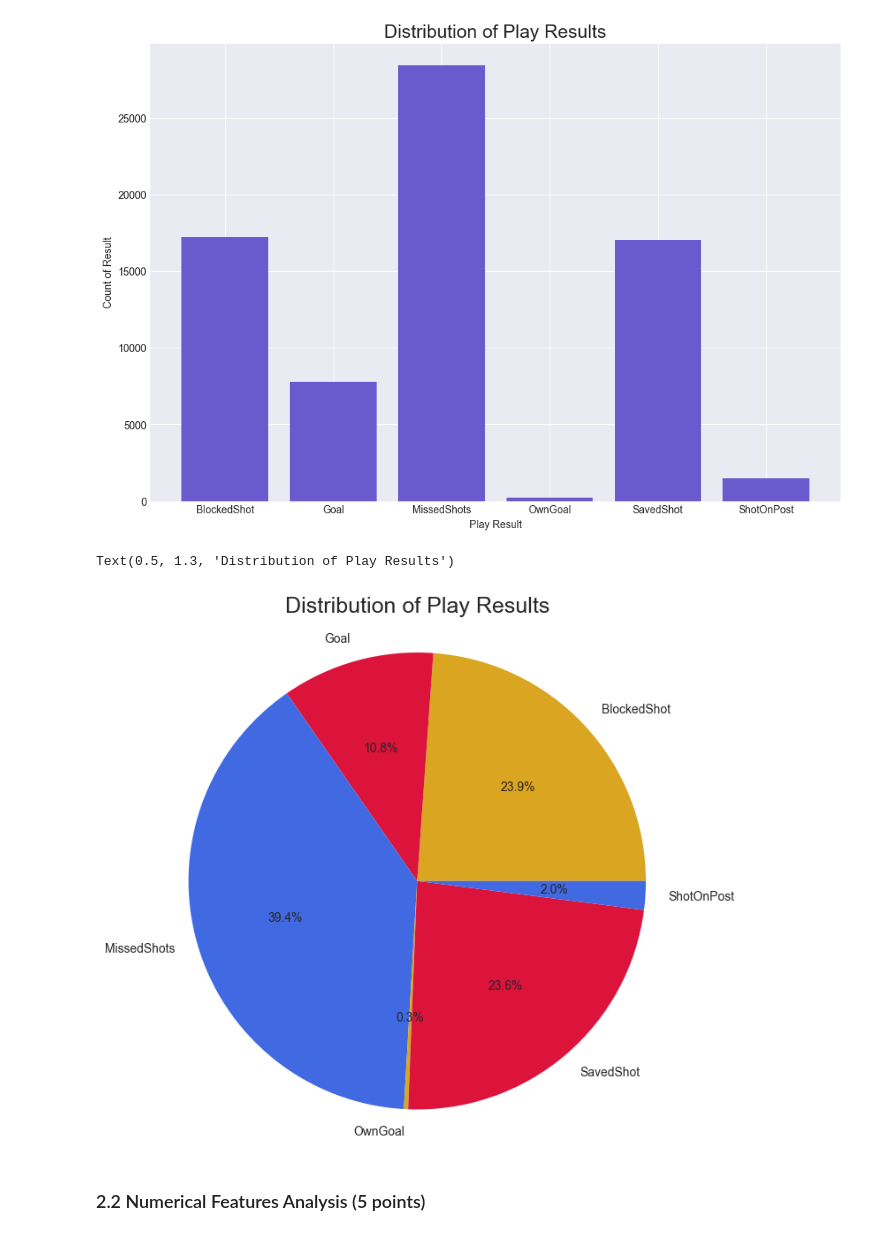
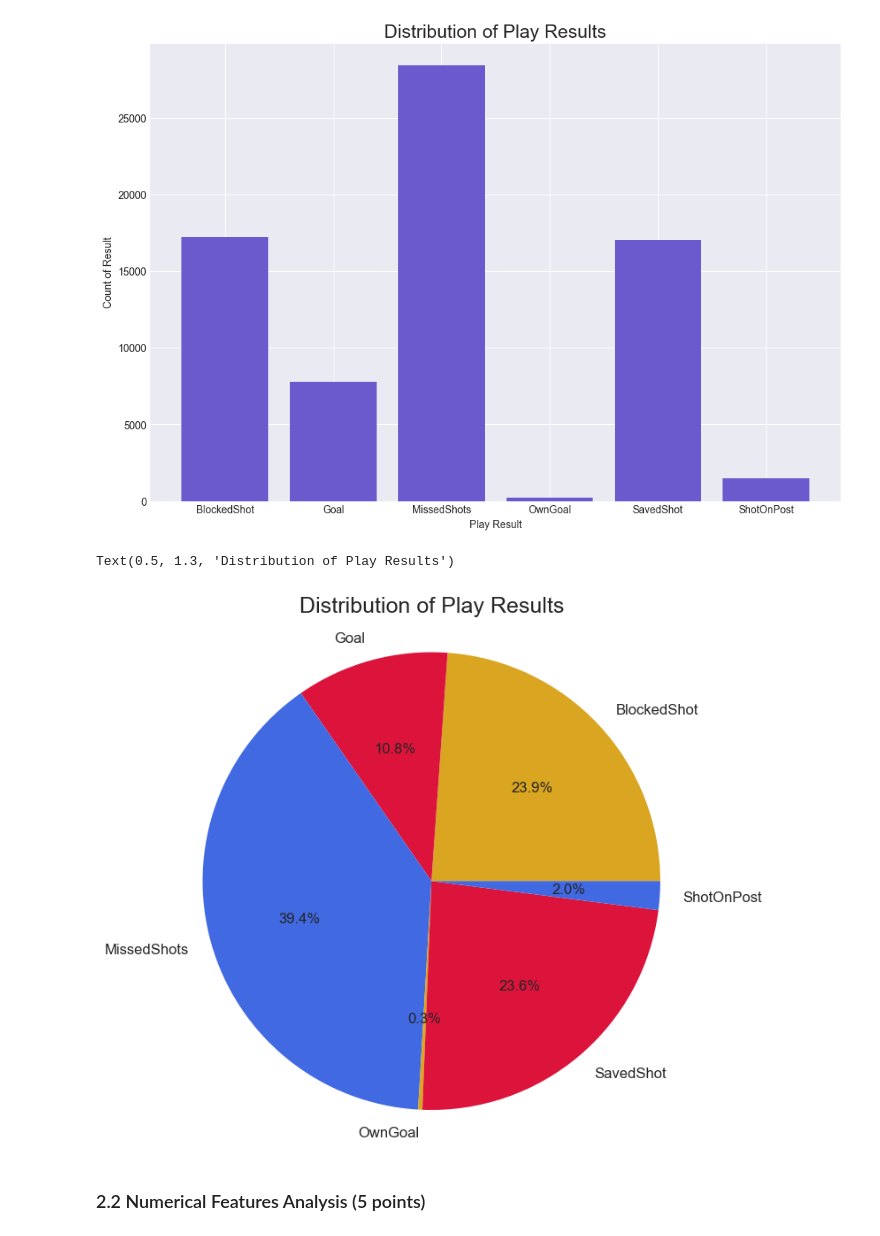
Before and after one commit to smgibson19/ds701_fa25_midterm_challenge_sports, a Jupyter notebook: LALIGA_Analysis_Challenge.ipynb, the cells around one changed output. Cells and saved outputs as stored; diff of their text form; code cells hidden in the pictures.

Commit message:
2.1.3 clean up visual

```diff
--- a/LALIGA_Analysis_Challenge.ipynb
+++ b/LALIGA_Analysis_Challenge.ipynb
@@ -227,13 +227,13 @@ Text(0.5, 1.0, 'Distribution of Play Results')
 # %%
 # 3. Show a pie chart of the distribution of 'result' categories
 cs = ['goldenrod', 'crimson', 'royalblue']
 
 fig, ax = plt.subplots()
-ax.pie(df_res['Percentage'], labels=df_res['Result'], radius= 1.75, autopct='%1.1f%%', colors= cs, )
+ax.pie(df_res['Percentage'], labels=df_res['Result'], radius= 1.75, autopct='%1.1f%%', textprops={'size': 'larger'},colors= cs)
 ax.set_title('Distribution of Play Results', y= 1.3, fontsize=18)
 # %% [output]
 Text(0.5, 1.3, 'Distribution of Play Results')
-[figure, old version]
+[figure, new version]
 # %%
 # 4. Calculate the goal conversion rate
 # %% [markdown]
```
